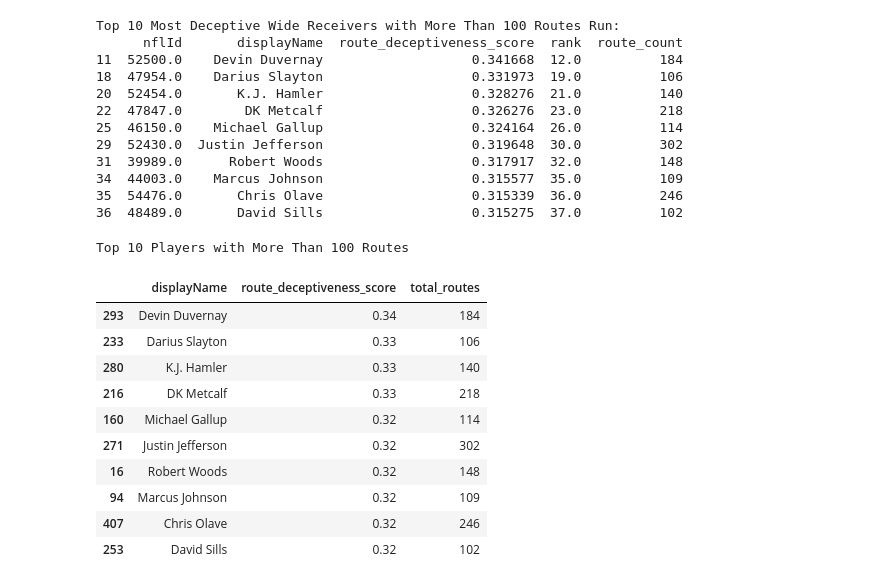
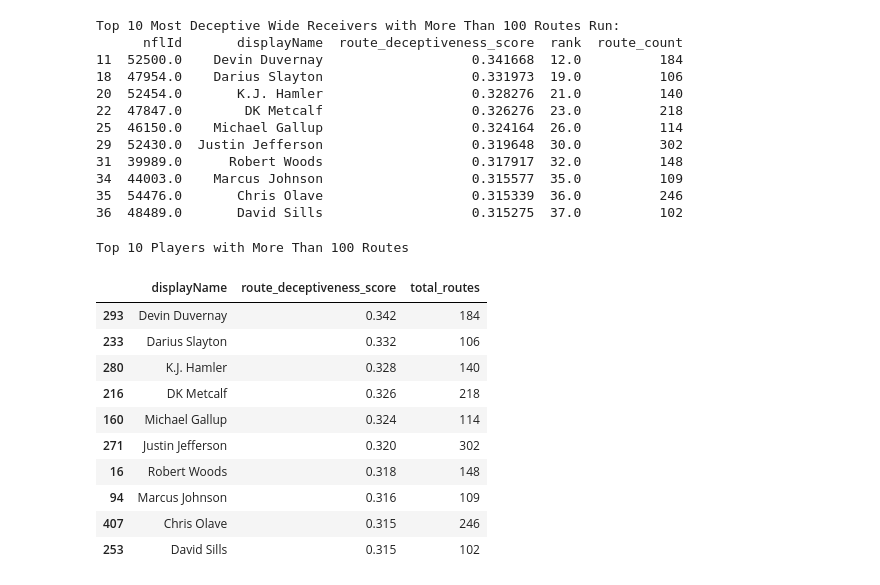
Before and after one commit to array-carpenter/route_deceptiveness_score, a Jupyter notebook: build_metric.ipynb, the cells around one changed output. Saved outputs shown, nothing was run; the diff lists cells and outputs as text; code cells hidden in the pictures.

```diff
--- a/build_metric.ipynb
+++ b/build_metric.ipynb
@@ -213,41 +213,41 @@ def value_to_text_color(value, ranges):
 def make_pretty(styler):
     styler.set_caption("Top 10 Players with More Than 100 Routes").set_table_styles(
         [{'selector': 'caption', 'props': 'caption-side: bottom; font-size:1.25em;'}],
         overwrite=False
     )
-    styler.format(precision=2)
+    styler.format(precision=3)
     return styler
 
 def color_rates(styler, df):
     v_routes = [df["total_routes"].min(), df["total_routes"].max()]
     v_rds = [df["route_deceptiveness_score"].min(), df["route_deceptiveness_score"].max()]
     styler.map(lambda v: f'background: {value_to_cell_color(v, v_routes)}; color: {value_to_text_color(v, v_routes)}', subset=["total_routes"])
     styler.map(lambda v: f'background: {value_to_cell_color(v, v_rds)}; color: {value_to_text_color(v, v_rds)}', subset=["route_deceptiveness_score"])
     return styler
 
 # Apply styling to the `top_10_filtered_display` DataFrame
 styled_df = top_10_filtered_display.style.pipe(make_pretty)
 styled_df = color_rates(styled_df, top_10_filtered)
 
 # Export to HTML file
 html_table = styled_df.to_html()
 
 # Save to file (optional)
 with open("top_10_filtered_table.html", "w") as f:
     f.write(html_table)
 
 # Display HTML in Jupyter Notebook
 display(styled_df)
 # %% [output]
 Top 10 Players with More Than 100 Routes
 |  | displayName | route_deceptiveness_score | total_routes |
-| 293 | Devin Duvernay | 0.34 | 184 |
-| 233 | Darius Slayton | 0.33 | 106 |
-| 280 | K.J. Hamler | 0.33 | 140 |
-| 216 | DK Metcalf | 0.33 | 218 |
-| 160 | Michael Gallup | 0.32 | 114 |
-| 271 | Justin Jefferson | 0.32 | 302 |
-| 16 | Robert Woods | 0.32 | 148 |
-| 94 | Marcus Johnson | 0.32 | 109 |
-| 407 | Chris Olave | 0.32 | 246 |
-| 253 | David Sills | 0.32 | 102 |
+| 293 | Devin Duvernay | 0.342 | 184 |
+| 233 | Darius Slayton | 0.332 | 106 |
+| 280 | K.J. Hamler | 0.328 | 140 |
+| 216 | DK Metcalf | 0.326 | 218 |
+| 160 | Michael Gallup | 0.324 | 114 |
+| 271 | Justin Jefferson | 0.320 | 302 |
+| 16 | Robert Woods | 0.318 | 148 |
+| 94 | Marcus Johnson | 0.316 | 109 |
+| 407 | Chris Olave | 0.315 | 246 |
+| 253 | David Sills | 0.315 | 102 |
```
Also changed, not shown: parts of 1 cell of this notebook, 2 other files.
